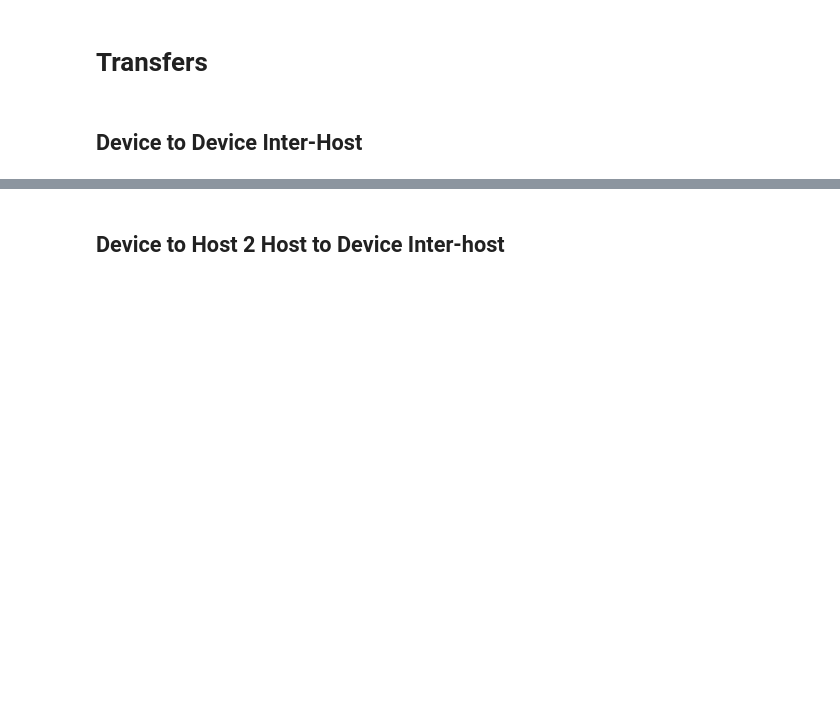
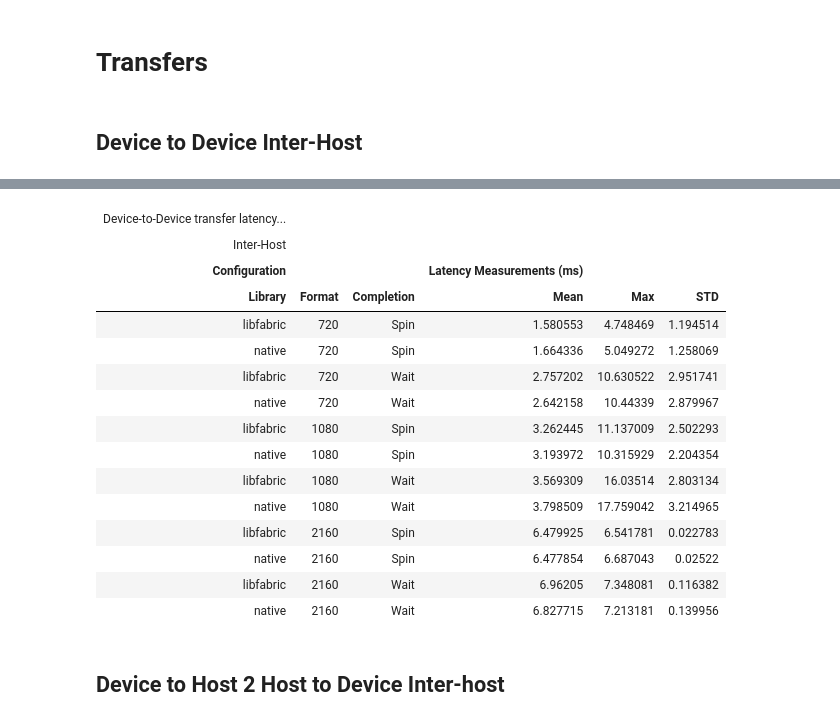
Before and after one commit to jonasohland/mts-fabrics-study, a Jupyter notebook: notebooks/mts-study.ipynb, the cells around one changed output, grey strips where cells are left out. Drawn from its saved outputs; the diff is of its cells as text; code cells hidden in the pictures; blank space fills up the shorter version.

```diff
--- a/notebooks/mts-study.ipynb
+++ b/notebooks/mts-study.ipynb
@@ -36,3 +79,45 @@ from great_tables import GT, style, loc
+# %%
+# plot table
+d2d_interhost_table = GT(pl.DataFrame(data_table_d2d_interhost))
+(
+    d2d_interhost_table
+    .tab_header(
+        title="Device-to-Device transfer latency comparison.",
+        subtitle="Inter-Host",
+    )
+    .tab_spanner(
+        label="Configuration",
+        columns=["Library","Format","Completion"]
+    )
+    .tab_spanner(
+        label="Latency Measurements (ms)",
+        columns=["Mean", "Max", "STD"]
+    )
+    .tab_style(
+        style.fill("lightyellow"),
+        loc.body(
+            columns = pl.selectors.all(),
+            rows = pl.col("Max") == pl.col("Max").max()
+        )
+    )
+)
+# %% [output]
+| Device-to-Device transfer latency... |  |  |  |  |  |
+| Inter-Host |  |  |  |  |  |
+| Configuration |  |  | Latency Measurements (ms) |  |  |
+| Library | Format | Completion | Mean | Max | STD |
+| libfabric | 720 | Spin | 1.580553 | 4.748469 | 1.194514 |
+| native | 720 | Spin | 1.664336 | 5.049272 | 1.258069 |
+| libfabric | 720 | Wait | 2.757202 | 10.630522 | 2.951741 |
+| native | 720 | Wait | 2.642158 | 10.44339 | 2.879967 |
+| libfabric | 1080 | Spin | 3.262445 | 11.137009 | 2.502293 |
+| native | 1080 | Spin | 3.193972 | 10.315929 | 2.204354 |
+| libfabric | 1080 | Wait | 3.569309 | 16.03514 | 2.803134 |
+| native | 1080 | Wait | 3.798509 | 17.759042 | 3.214965 |
+| libfabric | 2160 | Spin | 6.479925 | 6.541781 | 0.022783 |
+| native | 2160 | Spin | 6.477854 | 6.687043 | 0.02522 |
+| libfabric | 2160 | Wait | 6.96205 | 7.348081 | 0.116382 |
+| native | 2160 | Wait | 6.827715 | 7.213181 | 0.139956 |
 # %% [markdown]
 ## Device to Host 2 Host to Device Inter-host
 # %% [markdown]
```
Also changed, not shown: parts of 7 cells of this notebook, 2 other files.
